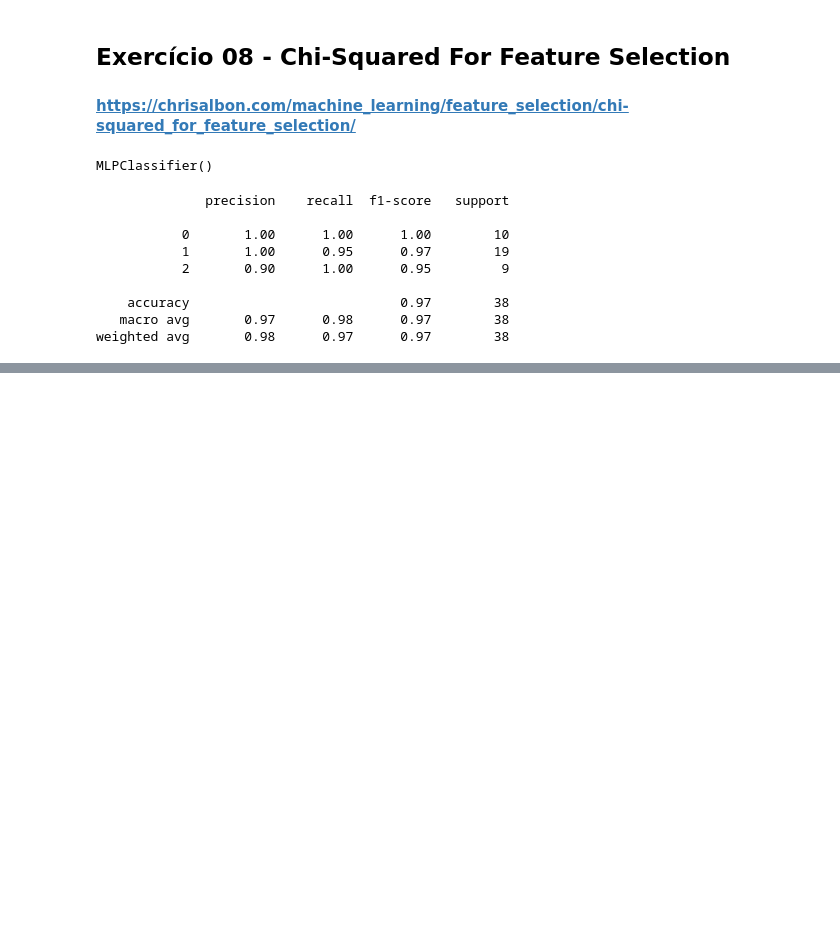
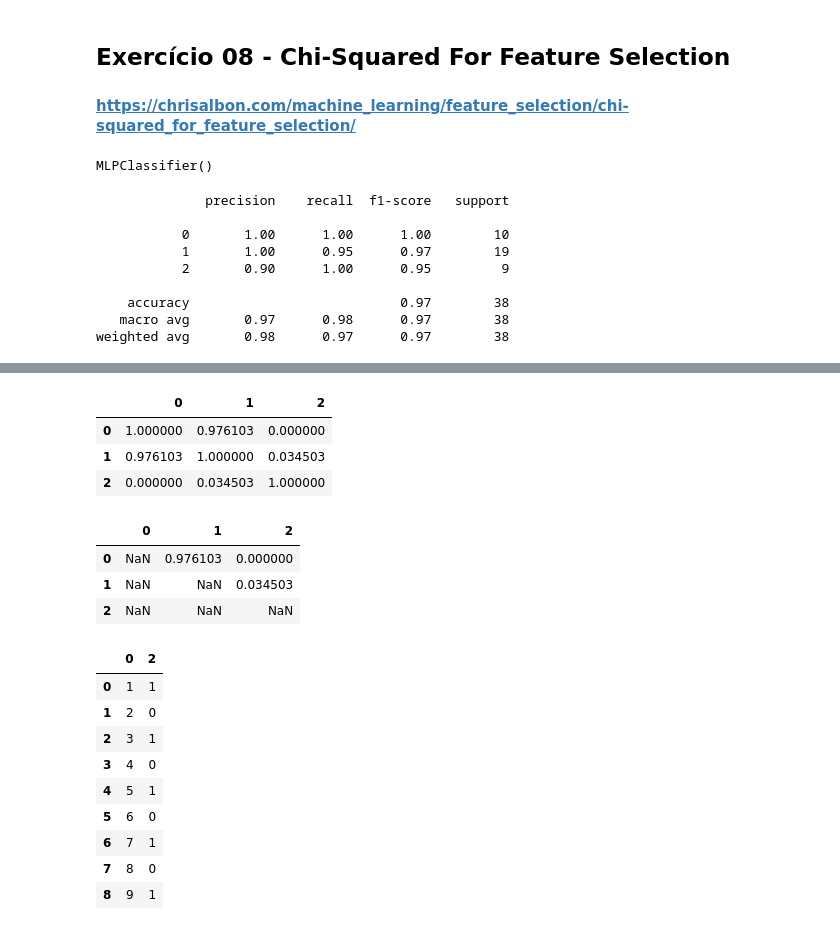
Before and after one commit to synara/fund-data-science-mining-analytics, a Jupyter notebook: exercicios-aula2.ipynb, the cells around one changed output, grey strips where cells are left out. Drawn from its saved outputs; the diff is of its cells as text; code cells hidden in the pictures; blank space fills up the shorter version.

```diff
--- a/exercicios-aula2.ipynb
+++ b/exercicios-aula2.ipynb
@@ -851,0 +887,35 @@ weighted avg       0.98      0.97      0.97        38
+# %%
+# Create correlation matrix
+corr_matrix = df.corr().abs()
+corr_matrix
+# %% [output]
+|  | 0 | 1 | 2 |
+| 0 | 1.000000 | 0.976103 | 0.000000 |
+| 1 | 0.976103 | 1.000000 | 0.034503 |
+| 2 | 0.000000 | 0.034503 | 1.000000 |
+# %%
+# Select upper triangle of correlation matrix
+upper = corr_matrix.where(np.triu(np.ones(corr_matrix.shape), k=1).astype(np.bool))
+upper
+# %% [output]
+|  | 0 | 1 | 2 |
+| 0 | NaN | 0.976103 | 0.000000 |
+| 1 | NaN | NaN | 0.034503 |
+| 2 | NaN | NaN | NaN |
+# %%
+# Find index of feature columns with correlation greater than 0.95
+to_drop = [column for column in upper.columns if any(upper[column] > 0.95)]
+# %%
+# Drop features
+df.drop(df[to_drop], axis=1)
+# %% [output]
+|  | 0 | 2 |
+| 0 | 1 | 1 |
+| 1 | 2 | 0 |
+| 2 | 3 | 1 |
+| 3 | 4 | 0 |
+| 4 | 5 | 1 |
+| 5 | 6 | 0 |
+| 6 | 7 | 1 |
+| 7 | 8 | 0 |
+| 8 | 9 | 1 |
```
Also changed, not shown: parts of 10 cells of this notebook.
